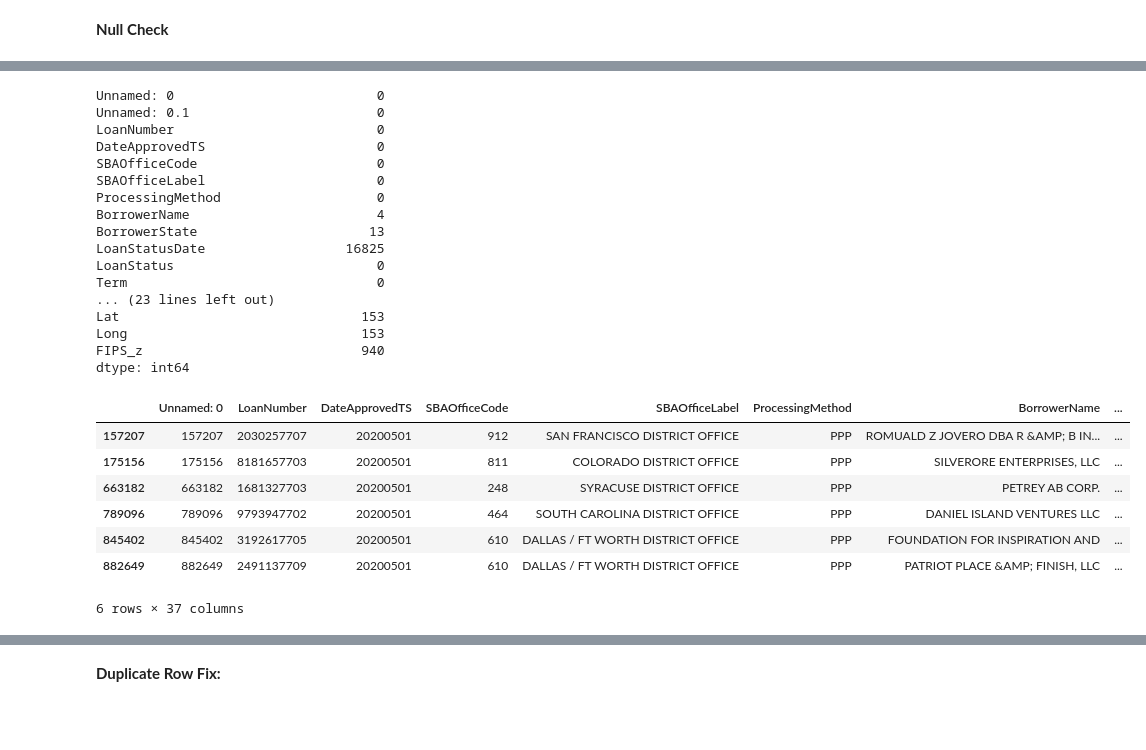
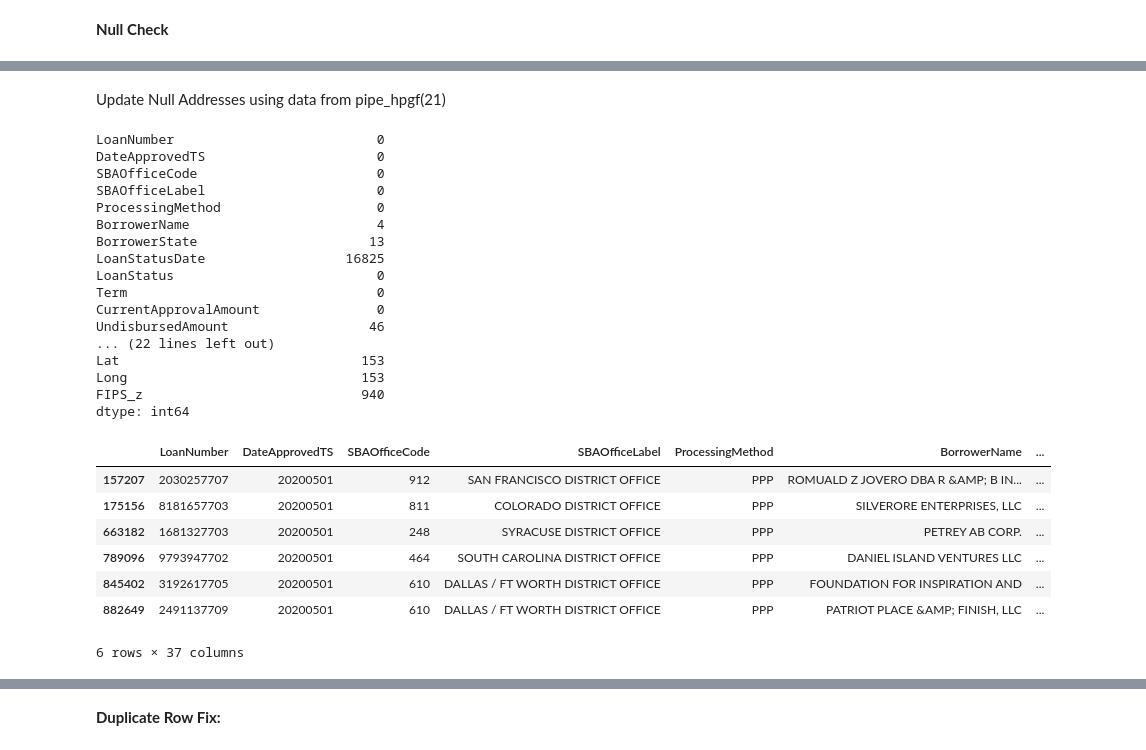
Before and after one commit to cspence001/mapdata_finalization_notebooks, a Jupyter notebook: main_concat23.ipynb, the cells around one changed output, grey strips where cells are left out. Drawn from its saved outputs; the diff is of its cells as text; code cells hidden in the pictures; blank space fills up the shorter version.

Commit message:
process_checks notebook

```diff
--- a/main_concat23.ipynb
+++ b/main_concat23.ipynb
@@ -183,6 +185,8 @@ ppp_hpgf.loc[ppp_hpgf["full_add"].isnull()].head()
+# %% [markdown]
+Update Null Addresses using data from pipe_hpgf(21)
 # %%
-ppp_hpgf_21= pd.read_csv("../data/pipe_hpgf.csv")
-ppp_hpgf= pd.read_csv("../data/pipe_hpgf23.csv")
+ppp_hpgf_21= pd.read_csv("../data/pipe_hpgf.csv", index_cols=0)
+#ppp_hpgf= pd.read_csv("../data/pipe_hpgf23.csv")
 # %%
 #mapping coordinates to NaN values for missing full_add fields using main_concat21
 m = dict(zip(ppp_hpgf_21.LoanNumber,ppp_hpgf_21.full_add))
@@ -192,8 +196,6 @@ ppp_hpgf.full_add = ppp_hpgf.full_add.fillna(ppp_hpgf.LoanNumber.map(m))
 pd.set_option('display.max_rows', 70)
 print(ppp_hpgf.isnull().sum())
 # %% [output]
-Unnamed: 0                          0
-Unnamed: 0.1                        0
 LoanNumber                          0
 DateApprovedTS                      0
 SBAOfficeCode                       0
@@ -204,20 +206,23 @@ BorrowerState                      13
 LoanStatusDate                  16825
 LoanStatus                          0
 Term                                0
-... (23 lines left out)
+CurrentApprovalAmount               0
+UndisbursedAmount                  46
+... (22 lines left out)
 Lat                               153
 Long                              153
 FIPS_z                            940
 dtype: int64
 # %%
-ppp_hpgf.loc[ppp_hpgf["full_add"].isnull()] #verify same mssing addresses in main
+null_addresses = ppp_hpgf.loc[ppp_hpgf["full_add"].isnull()] #verify same mssing addresses in main
+null_addresses
 # %% [output]
-|  | Unnamed: 0 | LoanNumber | DateApprovedTS | SBAOfficeCode | SBAOfficeLabel | ProcessingMethod | BorrowerName | ... |
-| 157207 | 157207 | 2030257707 | 20200501 | 912 | SAN FRANCISCO DISTRICT OFFICE | PPP | ROMUALD Z JOVERO DBA R &AMP; B IN... | ... |
-| 175156 | 175156 | 8181657703 | 20200501 | 811 | COLORADO DISTRICT OFFICE | PPP | SILVERORE ENTERPRISES, LLC | ... |
-| 663182 | 663182 | 1681327703 | 20200501 | 248 | SYRACUSE DISTRICT OFFICE | PPP | PETREY AB CORP. | ... |
-| 789096 | 789096 | 9793947702 | 20200501 | 464 | SOUTH CAROLINA DISTRICT OFFICE | PPP | DANIEL ISLAND VENTURES LLC | ... |
-| 845402 | 845402 | 3192617705 | 20200501 | 610 | DALLAS / FT WORTH DISTRICT OFFICE | PPP | FOUNDATION FOR INSPIRATION AND | ... |
-| 882649 | 882649 | 2491137709 | 20200501 | 610 | DALLAS / FT WORTH DISTRICT OFFICE | PPP | PATRIOT PLACE &AMP; FINISH, LLC | ... |
+|  | LoanNumber | DateApprovedTS | SBAOfficeCode | SBAOfficeLabel | ProcessingMethod | BorrowerName | ... |
+| 157207 | 2030257707 | 20200501 | 912 | SAN FRANCISCO DISTRICT OFFICE | PPP | ROMUALD Z JOVERO DBA R &AMP; B IN... | ... |
+| 175156 | 8181657703 | 20200501 | 811 | COLORADO DISTRICT OFFICE | PPP | SILVERORE ENTERPRISES, LLC | ... |
+| 663182 | 1681327703 | 20200501 | 248 | SYRACUSE DISTRICT OFFICE | PPP | PETREY AB CORP. | ... |
+| 789096 | 9793947702 | 20200501 | 464 | SOUTH CAROLINA DISTRICT OFFICE | PPP | DANIEL ISLAND VENTURES LLC | ... |
+| 845402 | 3192617705 | 20200501 | 610 | DALLAS / FT WORTH DISTRICT OFFICE | PPP | FOUNDATION FOR INSPIRATION AND | ... |
+| 882649 | 2491137709 | 20200501 | 610 | DALLAS / FT WORTH DISTRICT OFFICE | PPP | PATRIOT PLACE &AMP; FINISH, LLC | ... |
 6 rows × 37 columns
 # %%
```
Also changed, not shown: parts of 7 cells of this notebook, 5 other files.
